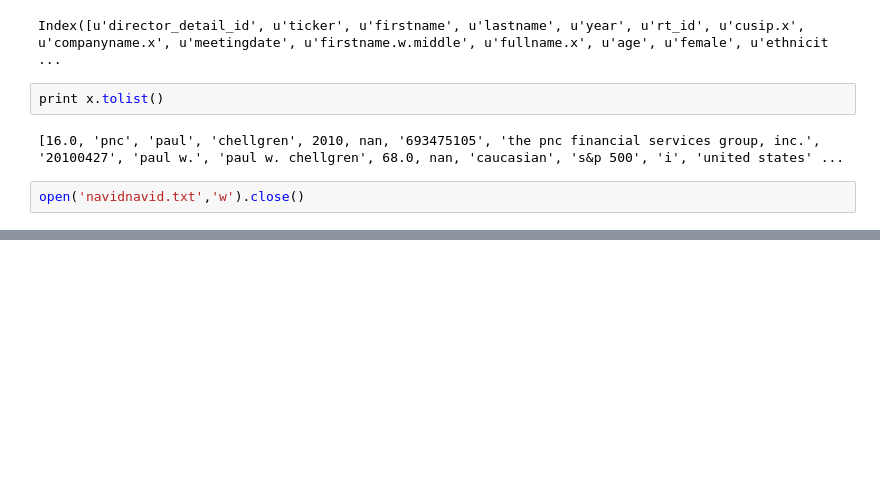
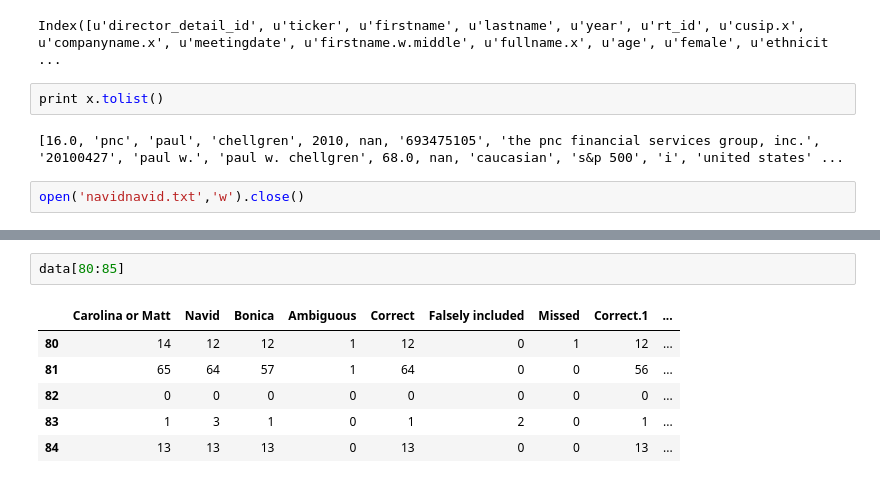
Before and after one commit to naviddianati/FEC, a Jupyter notebook: src/notebooks/Evaluation.ipynb, the cells around one changed output, grey strips where cells are left out. Cells and saved outputs as stored; diff of their text form; blank space fills up the shorter version.

```diff
--- a/src/notebooks/Evaluation.ipynb
+++ b/src/notebooks/Evaluation.ipynb
@@ -208,0 +269,9 @@ open('navidnavid.txt','w').close()
+# %%
+data[80:85]
+# %% [output]
+|  | Carolina or Matt | Navid | Bonica | Ambiguous | Correct | Falsely included | Missed | Correct.1 | ... |
+| 80 | 14 | 12 | 12 | 1 | 12 | 0 | 1 | 12 | ... |
+| 81 | 65 | 64 | 57 | 1 | 64 | 0 | 0 | 56 | ... |
+| 82 | 0 | 0 | 0 | 0 | 0 | 0 | 0 | 0 | ... |
+| 83 | 1 | 3 | 1 | 0 | 1 | 2 | 0 | 1 | ... |
+| 84 | 13 | 13 | 13 | 0 | 13 | 0 | 0 | 13 | ... |
```
Also changed, not shown: parts of 17 cells of this notebook, 36 other files.
